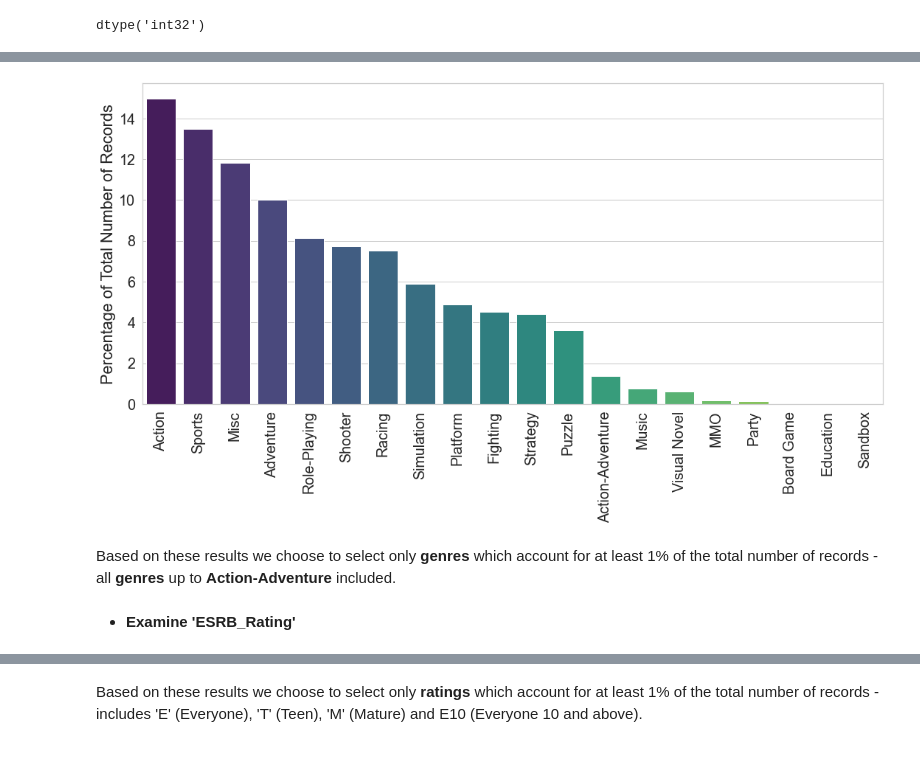
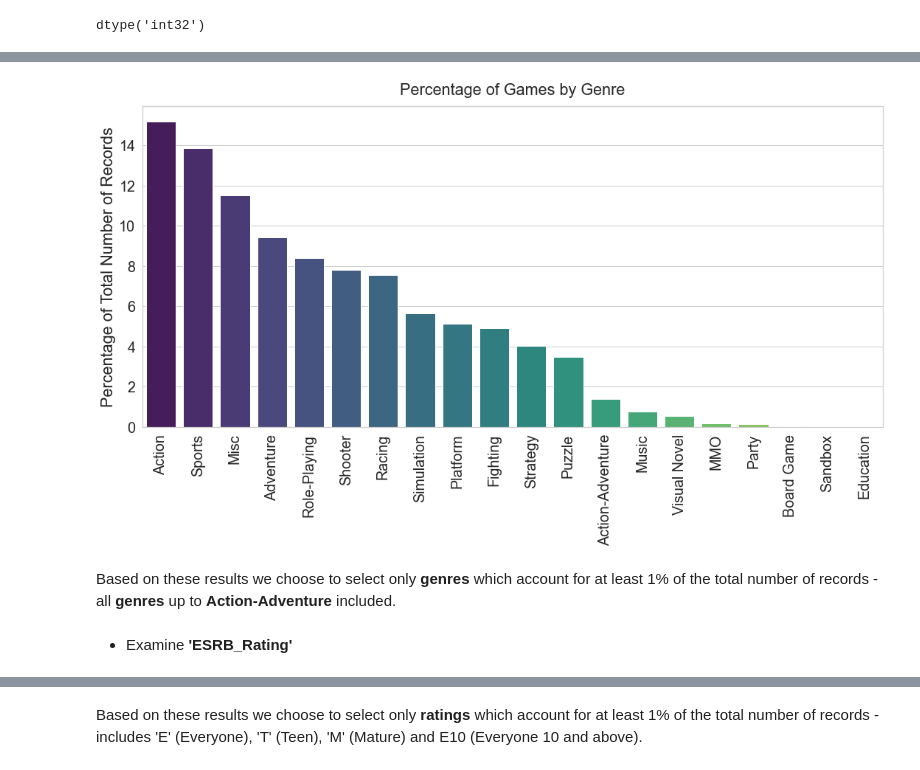
Before and after one commit to marin-stoytchev/Springboard-projects, a Jupyter notebook: CapstoneProject_2/capstone_project_2.ipynb, the cells around one changed output, grey strips where cells are left out. Drawn from its saved outputs; the diff is of its cells as text; code cells hidden in the pictures.

```diff
--- a/CapstoneProject_2/capstone_project_2.ipynb
+++ b/CapstoneProject_2/capstone_project_2.ipynb
@@ -148,8 +195,7 @@ memory usage: 3.4+ MB
 # %%
-# Convert data['Year'] to int data type
-data['Year'] = data['Year'].astype('int')
+data_1['Year'] = data_1['Year'].astype('int')
 
 # check
-data['Year'].dtype
+data_1['Year'].dtype
 # %% [output]
 dtype('int32')
@@ -204,6 +201,0 @@ Int64Index([2009, 2008, 2010, 2007, 2011, 2006, 2005, 2002, 2003, 2004, 2017,
-# %%
-# Create a new data set by applying filter
-
-data_1 = data[data['Year'].isin(freq_values_year)]
-
-data_1.info()
@@ -253,7 +201,0 @@ Index(['Rank', 'Name', 'basename', 'Genre', 'ESRB_Rating', 'Platform',
-# %%
-# Select the most relevant features
-
-features = ['Name', 'Genre', 'ESRB_Rating', 'Platform', 'Publisher', 'Global_Sales',
-              'NA_Sales', 'PAL_Sales', 'JP_Sales', 'Other_Sales', 'Year']
-data_1 = data_1[features]
-data_1.columns
@@ -314,0 +237,6 @@ First, we will examine all of the essential independent features.
+# %%
+# Remove 0s from 'Global_Sales'
+data_1 = data_1[data_1['Global_Sales'] > 0]
+
+data_1.reset_index(inplace = True, drop = True)
+data_1.info()
@@ -339,18 +286,19 @@ Name: Genre, dtype: float64
 # %%
 # Visualize in a plot
 data_genre_count = data_1['Genre'].value_counts(normalize = True) * 100
 
 plt.figure(figsize = (18, 8))
 sns.barplot(x = data_genre_count.index, y = data_genre_count.values, palette = 'viridis')
 plt.ylabel('Percentage of Total Number of Records')
+plt.title('Percentage of Games by Genre', pad = 15)
 plt.tick_params(axis = 'x', rotation = 90)
 plt.show()
 # %% [output]
-[figure, old version]
+[figure, new version]
 # %% [markdown]
 Based on these results we choose to select only **genres** which account for at least 1% of the total number of records - all **genres** up to **Action-Adventure** included.
 # %% [markdown]
-- **Examine 'ESRB_Rating'**
+- Examine **'ESRB_Rating'**
 # %%
 # Get count of each rating as percentage of total number of data points
 
```
Also changed, not shown: parts of 353 cells of this notebook.
